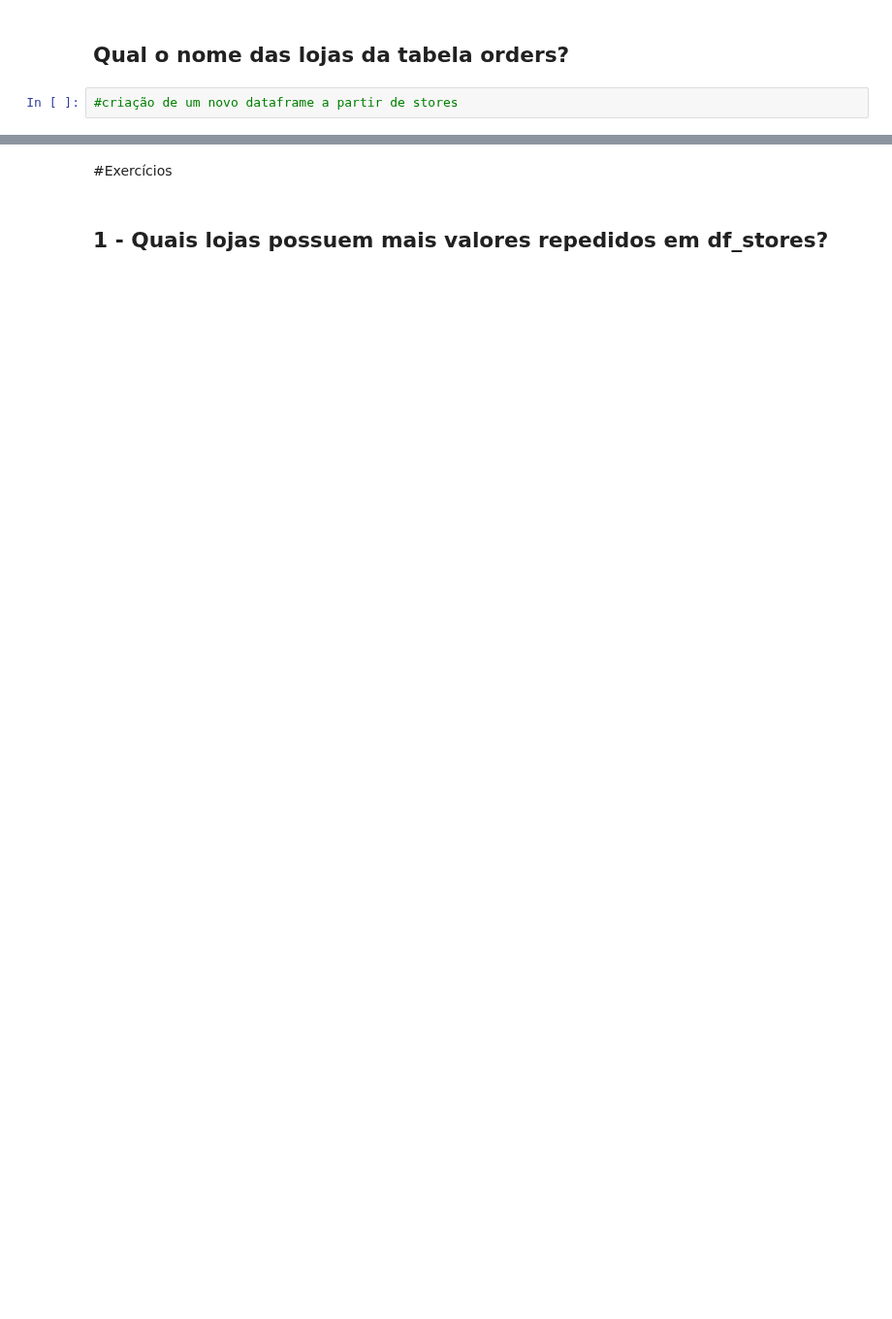
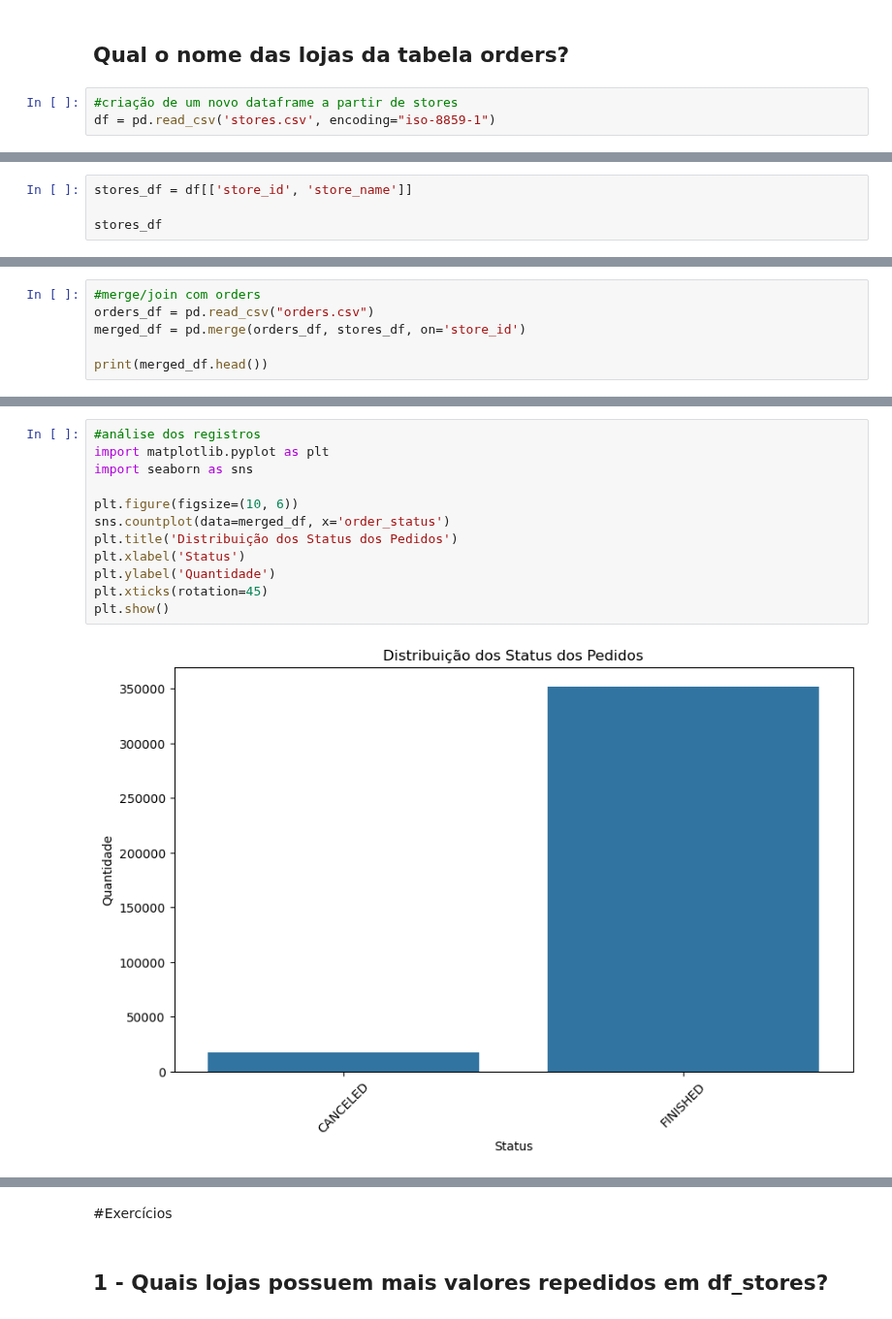
Before and after one commit to fFukurou/Python-for-Data-Science-and-Machine-Learning-Bootcamp, a Jupyter notebook: fiap/aula10_sem2/aula10_sem2/Análise_Exploratória_1_Inicio_de_Aula.ipynb, the cells around one changed output, grey strips where cells are left out. Shown at 97% size. Drawn from its saved outputs; the diff is of its cells as text; blank space fills up the shorter version.

```diff
--- a/fiap/aula10_sem2/aula10_sem2/Análise_Exploratória_1_Inicio_de_Aula.ipynb
+++ b/fiap/aula10_sem2/aula10_sem2/Análise_Exploratória_1_Inicio_de_Aula.ipynb
@@ -59,5 +181,6 @@ df.head()
 ## Qual o nome das lojas da tabela orders?
 # %%
 #criação de um novo dataframe a partir de stores
+df = pd.read_csv('stores.csv', encoding="iso-8859-1")
 # %%
 #informações sobre o dataframe
@@ -69,0 +195,4 @@ df.head()
+# %%
+stores_df = df[['store_id', 'store_name']]
+
+stores_df
@@ -69,0 +213,6 @@ df.head()
+# %%
+#merge/join com orders
+orders_df = pd.read_csv("orders.csv")
+merged_df = pd.merge(orders_df, stores_df, on='store_id')
+
+print(merged_df.head())
@@ -70,2 +237,16 @@ df.head()
+# %%
+#análise dos registros
+import matplotlib.pyplot as plt
+import seaborn as sns
+
+plt.figure(figsize=(10, 6))
+sns.countplot(data=merged_df, x='order_status')
+plt.title('Distribuição dos Status dos Pedidos')
+plt.xlabel('Status')
+plt.ylabel('Quantidade')
+plt.xticks(rotation=45)
+plt.show()
+# %% [output]
+[figure, added]
 # %%
 #informações sobre o dataframe
```
Also changed, not shown: parts of 30 cells of this notebook, 1 other file.
